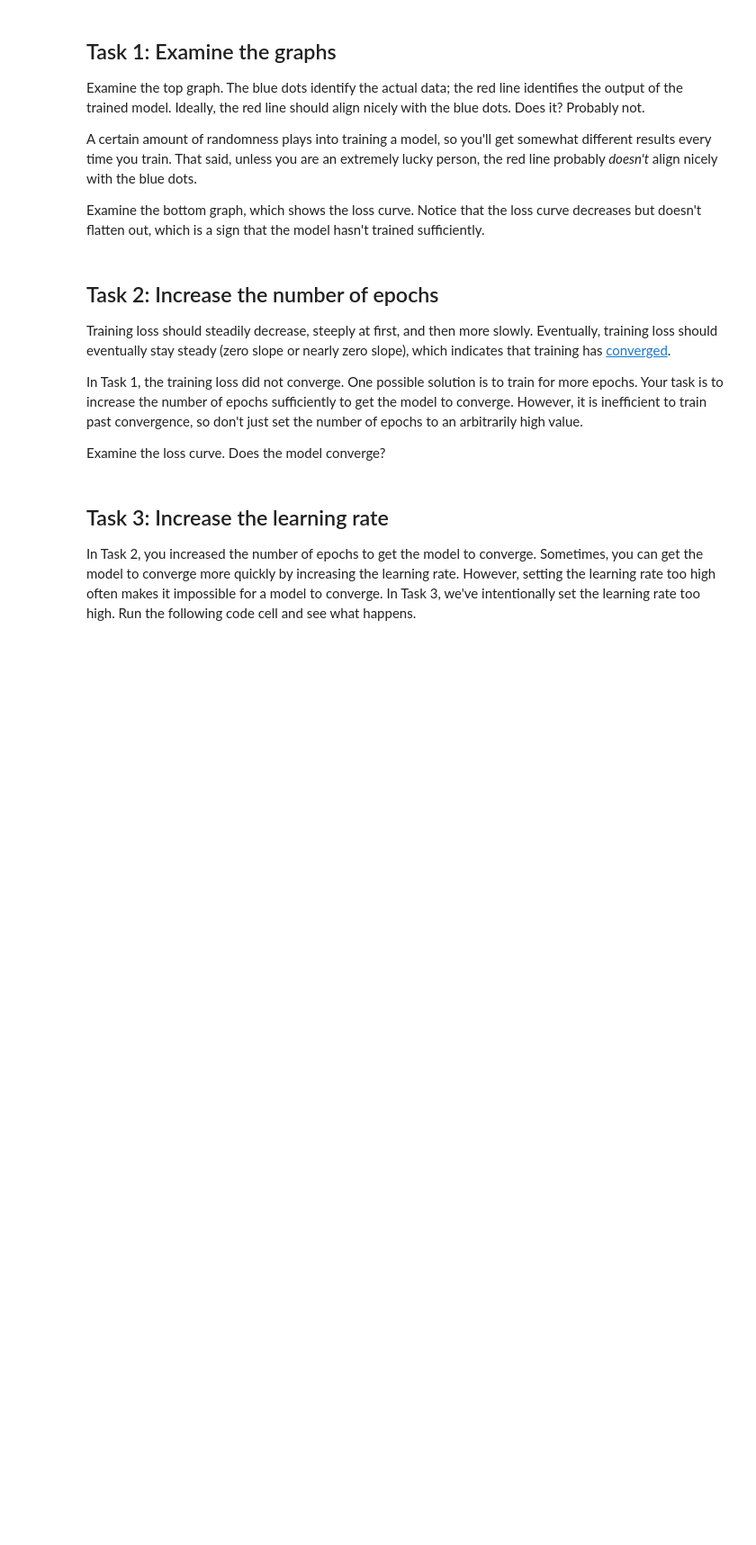
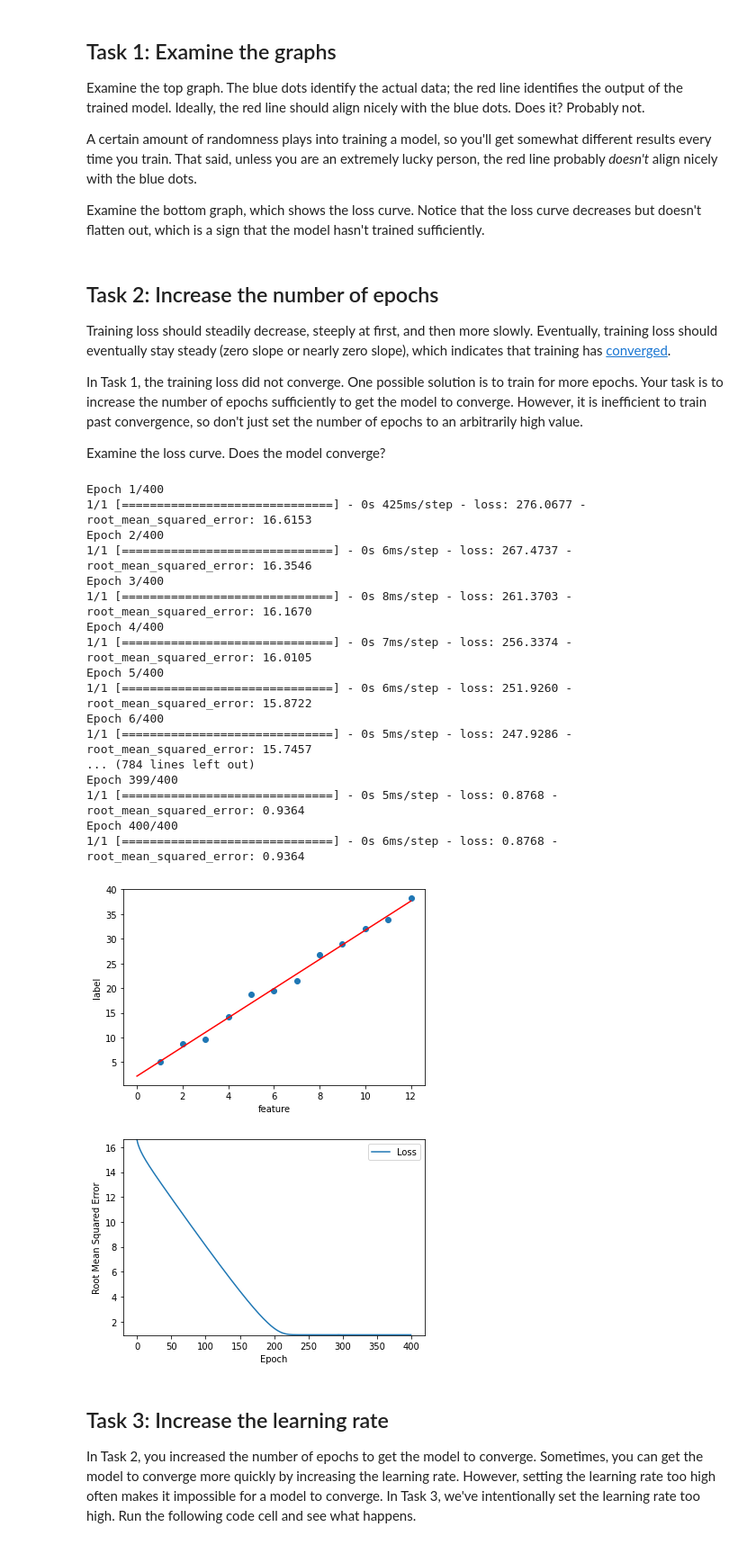
Before and after one commit to tuan-ld/machine-learning-crash-course-google-developer, a Jupyter notebook: first-step-with-tensor-flow/programming_excercise_3_linear_regression_with_synthetic_data.ipynb, the cells around one changed output. Shown at 90% size. Cells and saved outputs as stored; diff of their text form; code cells hidden in the pictures; blank space fills up the shorter version.

```diff
--- a/first-step-with-tensor-flow/programming_excercise_3_linear_regression_with_synthetic_data.ipynb
+++ b/first-step-with-tensor-flow/programming_excercise_3_linear_regression_with_synthetic_data.ipynb
@@ -254,15 +257,35 @@ In Task 1, the training loss did not converge. One possible solution is to train
 Examine the loss curve. Does the model converge?
 # %%
 learning_rate=0.01
-epochs= ?   # Replace ? with an integer.
+epochs= 400   # Replace ? with an integer.
 my_batch_size=12
 
 my_model = build_model(learning_rate)
 trained_weight, trained_bias, epochs, rmse = train_model(my_model, my_feature,
                                                         my_label, epochs,
                                                         my_batch_size)
 plot_the_model(trained_weight, trained_bias, my_feature, my_label)
 plot_the_loss_curve(epochs, rmse)
+# %% [output]
+Epoch 1/400
+1/1 [==============================] - 0s 425ms/step - loss: 276.0677 - root_mean_squared_error: 16.6153
+Epoch 2/400
+1/1 [==============================] - 0s 6ms/step - loss: 267.4737 - root_mean_squared_error: 16.3546
+Epoch 3/400
+1/1 [==============================] - 0s 8ms/step - loss: 261.3703 - root_mean_squared_error: 16.1670
+Epoch 4/400
+1/1 [==============================] - 0s 7ms/step - loss: 256.3374 - root_mean_squared_error: 16.0105
+Epoch 5/400
+1/1 [==============================] - 0s 6ms/step - loss: 251.9260 - root_mean_squared_error: 15.8722
+Epoch 6/400
+1/1 [==============================] - 0s 5ms/step - loss: 247.9286 - root_mean_squared_error: 15.7457
+... (784 lines left out)
+Epoch 399/400
+1/1 [==============================] - 0s 5ms/step - loss: 0.8768 - root_mean_squared_error: 0.9364
+Epoch 400/400
+1/1 [==============================] - 0s 6ms/step - loss: 0.8768 - root_mean_squared_error: 0.9364
+[figure, added]
+[figure, added]
 # %%
 #@title Double-click to view a possible solution
 learning_rate=0.01
```
Also changed, not shown: parts of 9 cells of this notebook.
